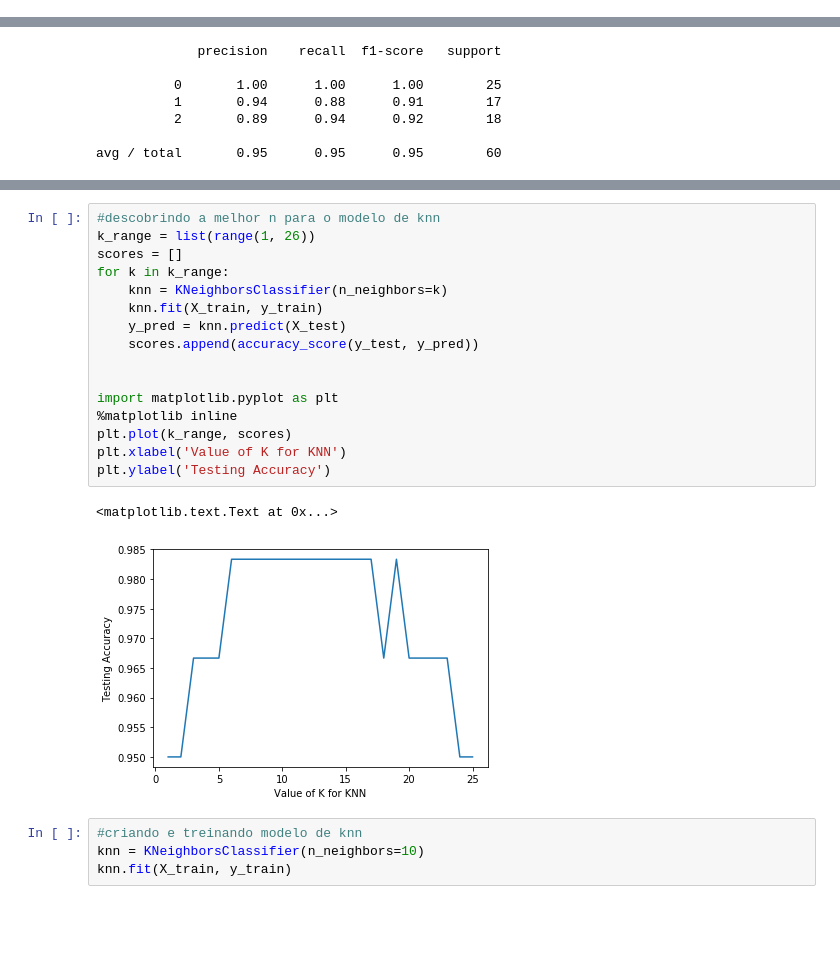
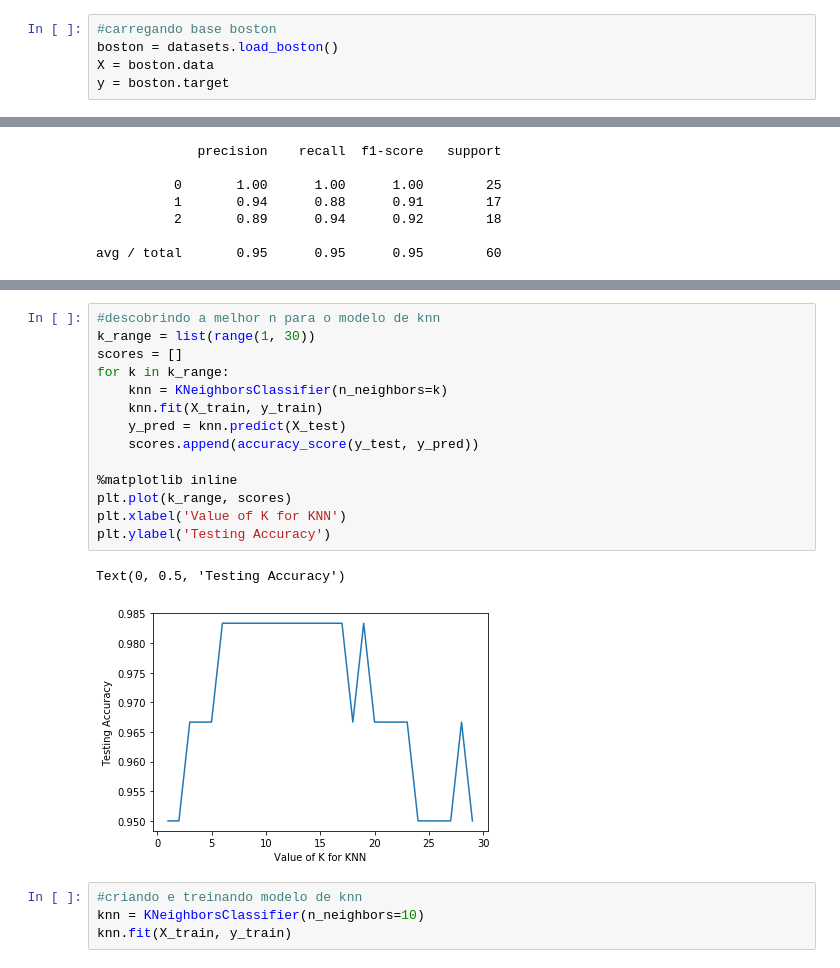
Before and after one commit to joonaspp/learning-library-python, a Jupyter notebook: learning_python_sklearn.ipynb, the cells around one changed output, grey strips where cells are left out. Saved outputs shown, nothing was run; the diff lists cells and outputs as text; blank space fills up the shorter version.

```diff
--- a/learning_python_sklearn.ipynb
+++ b/learning_python_sklearn.ipynb
@@ -44,0 +59,5 @@ from sklearn.svm import SVC #svm não linear
+# %%
+#carregando base boston
+boston = datasets.load_boston()
+X = boston.data
+y = boston.target
@@ -93,22 +138,20 @@ avg / total       0.95      0.95      0.95        60
 # %%
 #descobrindo a melhor n para o modelo de knn
-k_range = list(range(1, 26))
+k_range = list(range(1, 30))
 scores = []
 for k in k_range:
     knn = KNeighborsClassifier(n_neighbors=k)
     knn.fit(X_train, y_train)
     y_pred = knn.predict(X_test)
     scores.append(accuracy_score(y_test, y_pred))
 
-
-import matplotlib.pyplot as plt
 %matplotlib inline
 plt.plot(k_range, scores)
 plt.xlabel('Value of K for KNN')
 plt.ylabel('Testing Accuracy')
 # %% [output]
-<matplotlib.text.Text at 0x...>
+Text(0, 0.5, 'Testing Accuracy')
-[figure, old version]
+[figure, new version]
 # %%
 #criando e treinando modelo de knn
 knn = KNeighborsClassifier(n_neighbors=10)
```
Also changed, not shown: parts of 15 cells of this notebook.
